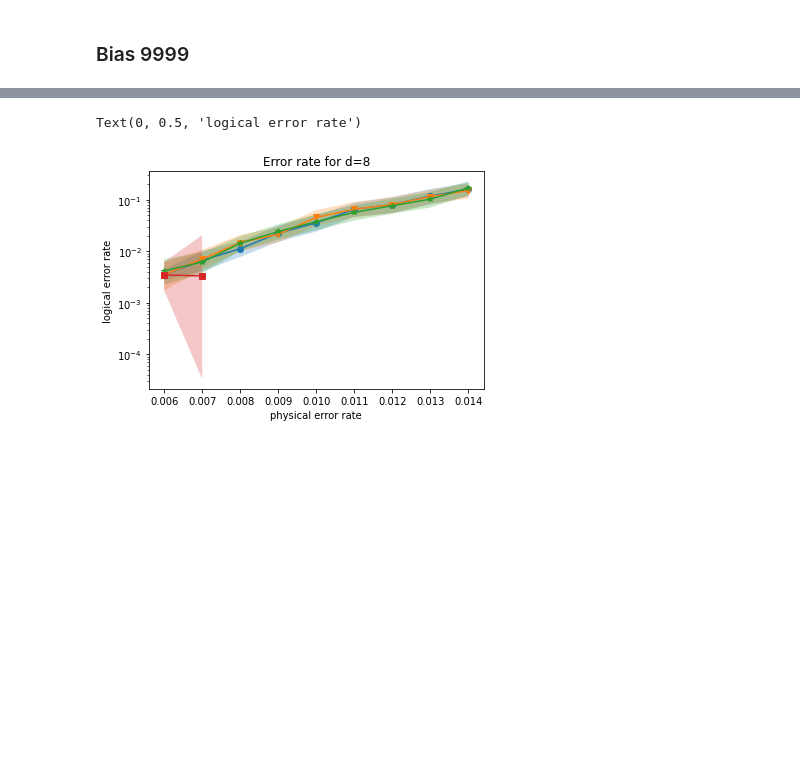
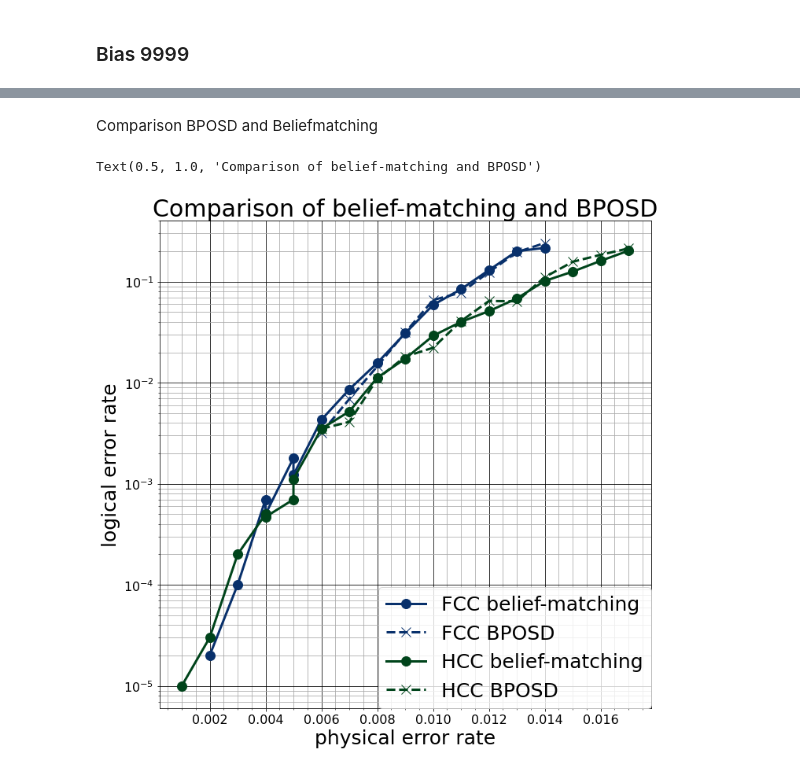
Before and after one commit to peter-janderks/floquet_colour_codes_numerics, a Jupyter notebook: phenomenological_noise_experiments/bp_experiment.ipynb, the cells around one changed output, grey strips where cells are left out. Cells and saved outputs as stored; diff of their text form; code cells hidden in the pictures; blank space fills up the shorter version.

```diff
--- a/phenomenological_noise_experiments/bp_experiment.ipynb
+++ b/phenomenological_noise_experiments/bp_experiment.ipynb
@@ -30,6 +32,8 @@ d8_bias9999_hcc_samples = read_data('bp_iters_d8HoneycombCode.csv')
 d4_data_samples = read_data('bp_iters.csv')
 # %%
 samples_fcc = sinter.stats_from_csv_files('resume_20_9_bp/data_FloquetColourCode.csv')
+samples_fcc_bposd = sinter.stats_from_csv_files('resume_21_9_bposd/data_FloquetColourCode.csv')
+samples_hcc_bposd = sinter.stats_from_csv_files('resume_21_9_bposd/data_HoneycombCode.csv')
 samples_hcc = sinter.stats_from_csv_files('resume_20_9_bp/data_HoneycombCode.csv')
 # %% [markdown]
 ### Bias = 0.5
@@ -169,19 +150,53 @@ TypeError: plot_convergance_rate() missing 1 required positional argument: 'colo
-# %%
-#create matplotlib ax
-fig, ax = plt.subplots()
-sinter.plot_error_rate(
-        ax=ax,
-        stats=samples,
-        group_func=lambda stat: f"d={stat.json_metadata['bp_iters']}",
-        filter_func=lambda stat: stat.json_metadata['distance'] == 8,
-        x_func=lambda stat: stat.json_metadata['p'])
-# change y axis to log scale
-ax.set_yscale('log')
-
-# add title and labels
-ax.set_title("Error rate for d=8")
-ax.set_xlabel("physical error rate")
-ax.set_ylabel("logical error rate")
-# %% [output]
-Text(0, 0.5, 'logical error rate')
-[figure, removed]
+# %% [markdown]
+Comparison BPOSD and Beliefmatching
+# %%
+fig, ax = plt.subplots(1,1, tight_layout=True, figsize=(10,10))
+
+
+sinter.plot_error_rate(
+        ax=ax,
+        stats=samples_fcc,
+        filter_func=lambda stat: stat.json_metadata['distance'] == 8 and stat.json_metadata['bias'] == 9999 and stat.json_metadata['bp_iters'] == 20,
+        x_func=lambda stat: stat.json_metadata['p'],
+        highlight_max_likelihood_factor=1,
+        plot_args_func = lambda index,curve_id: {'color': b_colors[index], 'markersize':12, 'linewidth':3, 'marker' : 'o', 'label': 'FCC belief-matching'})
+
+sinter.plot_error_rate(
+        ax=ax,
+        stats=samples_fcc_bposd,
+        filter_func=lambda stat: stat.json_metadata['distance'] == 8 and stat.json_metadata['bias'] == 9999 and stat.json_metadata['bp_iters'] == 20,
+        x_func=lambda stat: stat.json_metadata['p'],
+        highlight_max_likelihood_factor=1,
+        plot_args_func = lambda index,curve_id: {'color': b_colors[index], 'markersize':12, 'linewidth':3, 'marker' : 'x', 'linestyle': '--', 'label': 'FCC BPOSD'})
+
+#ax.plot([], [], ' ', label="HCC")
+sinter.plot_error_rate(
+        ax=ax,
+        stats=samples_hcc,
+        filter_func=lambda stat: stat.json_metadata['distance'] == 8 and stat.json_metadata['bias'] == 9999 and stat.json_metadata['bp_iters'] == 20,
+        x_func=lambda stat: stat.json_metadata['p'],
+        highlight_max_likelihood_factor=1,
+        plot_args_func = lambda index,curve_id: {'color': g_colors[index], 'markersize':12, 'linewidth':3, 'marker' : 'o', 'label': 'HCC belief-matching'})
+
+sinter.plot_error_rate(
+        ax=ax,
+        stats=samples_hcc_bposd,
+        group_func=lambda stat: f"{stat.json_metadata['bp_iters']}",
+        filter_func=lambda stat: stat.json_metadata['distance'] == 8 and stat.json_metadata['bias'] == 9999 and stat.json_metadata['bp_iters'] == 20,
+        x_func=lambda stat: stat.json_metadata['p'],
+        highlight_max_likelihood_factor=1,
+        plot_args_func = lambda index,curve_id: {'color': g_colors[index], 'markersize':12, 'linewidth':3, 'marker' : 'x', 'linestyle': '--', 'label': 'HCC BPOSD'})
+
+ax.grid(which='minor', color='#AAAAAA')
+ax.grid(which='major', color='black')
+ax.minorticks_on()
+ax.tick_params(axis='both', which='major', labelsize=16)
+ax.legend(loc="lower right", borderaxespad=0, prop={'size':25}, title_fontsize=30)
+ax.set_yscale('log')
+# set x and y labels on ax
+ax.set_xlabel("physical error rate", fontsize=25)
+ax.set_ylabel("logical error rate", fontsize=25)
+ax.set_title("Comparison of belief-matching and BPOSD", fontsize=30)
+# %% [output]
+Text(0.5, 1.0, 'Comparison of belief-matching and BPOSD')
+[figure, added]
```
Also changed, not shown: parts of 4 cells of this notebook, 9 other files.
